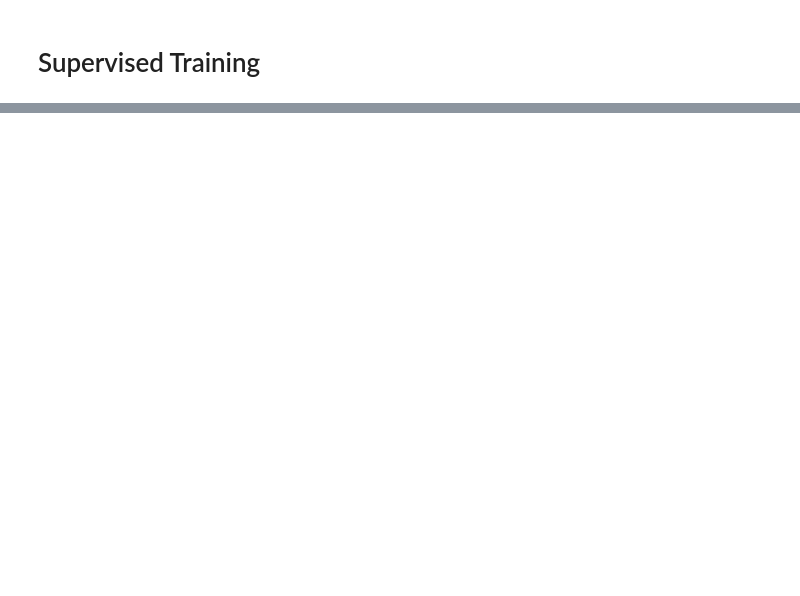
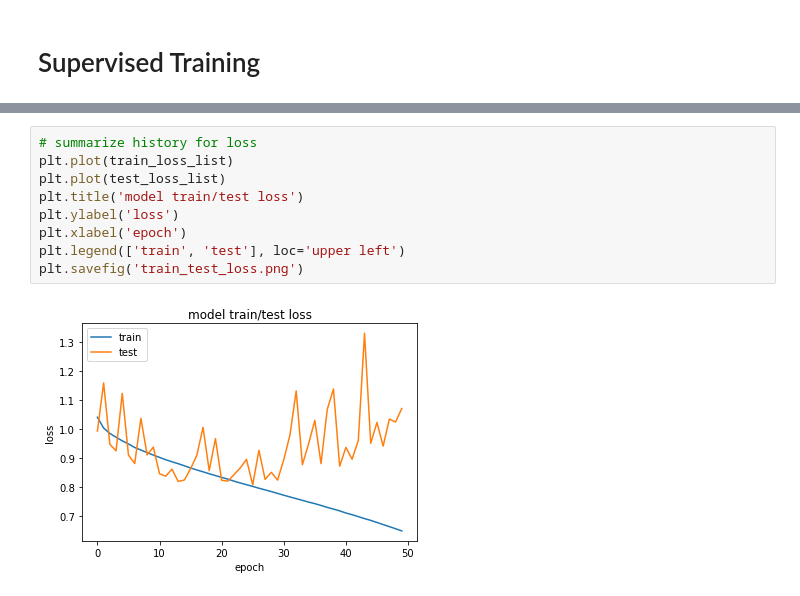
Before and after one commit to phejimlin/Deep-Learning-Course, a Jupyter notebook: Milestone2/milestone2.ipynb, the cells around one changed output, grey strips where cells are left out. Cells and saved outputs as stored; diff of their text form; blank space fills up the shorter version.

```diff
--- a/Milestone2/milestone2.ipynb
+++ b/Milestone2/milestone2.ipynb
@@ -1071,0 +973,11 @@ Evaluation:
+# %%
+# summarize history for loss
+plt.plot(train_loss_list)
+plt.plot(test_loss_list)
+plt.title('model train/test loss')
+plt.ylabel('loss')
+plt.xlabel('epoch')
+plt.legend(['train', 'test'], loc='upper left')
+plt.savefig('train_test_loss.png')
+# %% [output]
+[figure, added]
```
Also changed, not shown: parts of 40 cells of this notebook, 1 other file.
